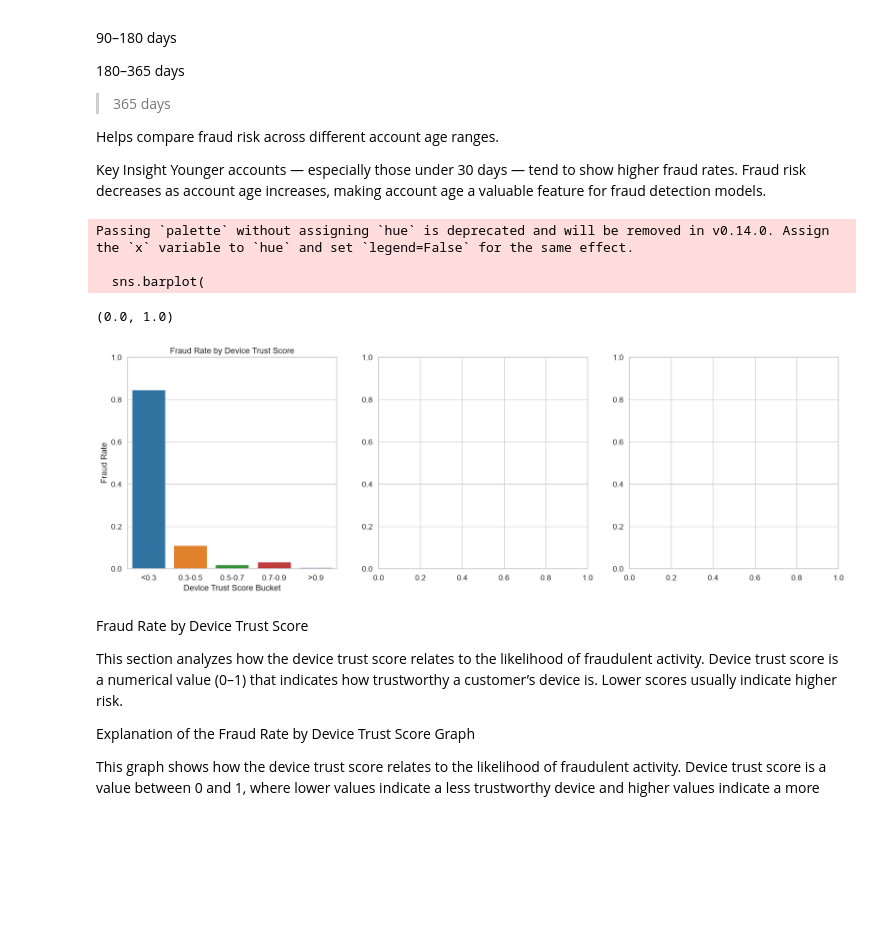
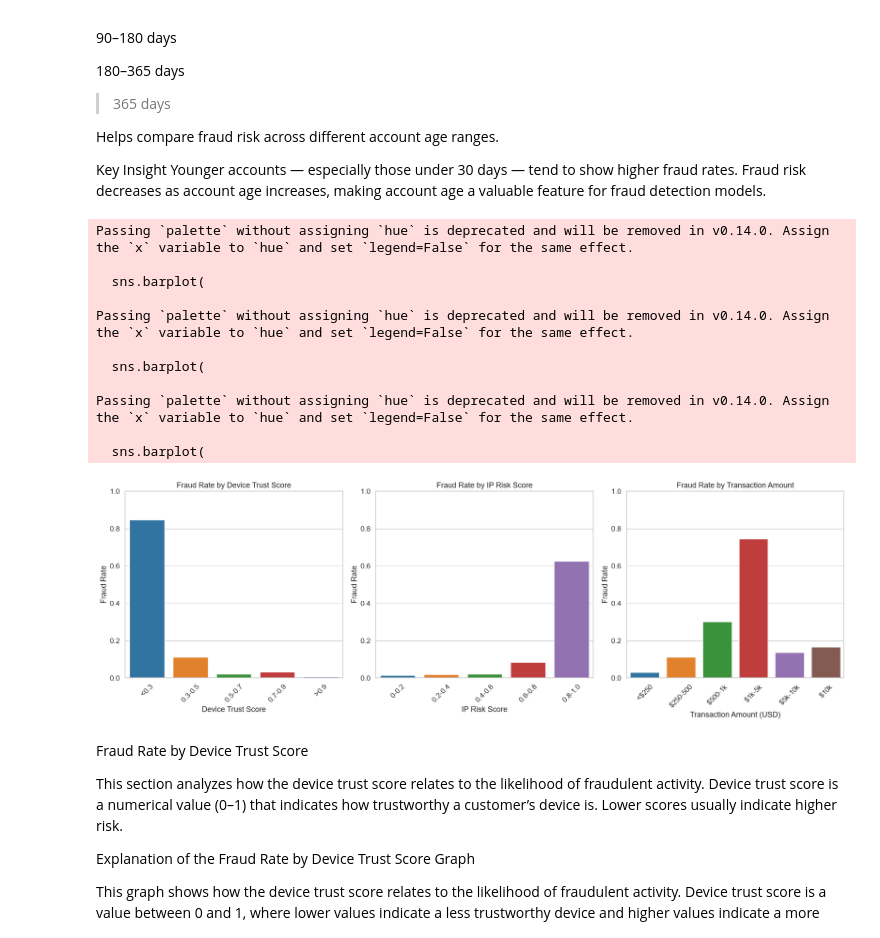
Before and after one commit to fnalyanya/Fraudulent_Transaction_Detection_for_Finlora_Company, a Jupyter notebook: Notebooks/Exploratory.ipynb, the cells around one changed output. Saved outputs shown, nothing was run; the diff lists cells and outputs as text; code cells hidden in the pictures; blank space fills up the shorter version.

```diff
--- a/Notebooks/Exploratory.ipynb
+++ b/Notebooks/Exploratory.ipynb
@@ -375,46 +375,68 @@ Younger accounts — especially those under 30 days — tend to show higher frau
 # %%
 import matplotlib.pyplot as plt
 import seaborn as sns
 import pandas as pd
 
+
+fig, axes = plt.subplots(1, 3, figsize=(18, 6))
+
 # 1. Fraud Rate by Device Trust Score
-
-# Create device trust score buckets
-cleaned_customer_transaction_data['device_trust_score_bucket'] = pd.cut(
-    cleaned_customer_transaction_data['device_trust_score'],
-    bins=[0, 0.3, 0.5, 0.7, 0.9, 1.0],
-    labels=['<0.3', '0.3-0.5', '0.5-0.7', '0.7-0.9', '>0.9'],
-    include_lowest=True
-)
-
-# Calculate fraud rate by device trust score bucket
-fraud_rate_by_device_trust_score = (
-    cleaned_customer_transaction_data.groupby('device_trust_score_bucket', observed=True)['is_fraud']
-    .mean()
-    .reset_index()
-)
-
-# Plot
-fig, axes = plt.subplots(1, 3, figsize=(20, 6))
-
 sns.barplot(
     data=fraud_rate_by_device_trust_score,
     x='device_trust_score_bucket',
     y='is_fraud',
-    palette='tab10',
-    ax=axes[0]
+    ax=axes[0],
+    palette='tab10'
 )
+axes[0].set_xlabel('Device Trust Score')
+axes[0].set_ylabel('Fraud Rate')
+axes[0].set_ylim(0, 1)
+axes[0].set_title('Fraud Rate by Device Trust Score')
+axes[0].tick_params(axis='x', rotation=45)
 
-axes[0].set_xlabel('Device Trust Score Bucket')
-axes[0].set_ylabel('Fraud Rate')
-axes[0].set_title('Fraud Rate by Device Trust Score')
-axes[0].set_ylim(0, 1)
+# 2. Fraud Rate by IP Risk Score
+sns.barplot(
+    data=fraud_rate_by_ip_risk_score,
+    x='ip_risk_score_bucket',
+    y='is_fraud',
+    ax=axes[1],
+    palette='tab10'
+)
+axes[1].set_xlabel('IP Risk Score')
+axes[1].set_ylabel('Fraud Rate')
+axes[1].set_ylim(0, 1)
+axes[1].set_title('Fraud Rate by IP Risk Score')
+axes[1].tick_params(axis='x', rotation=45)
+
+# 3. Fraud Rate by Transaction Amount
+sns.barplot(
+    data=fraud_rate_by_amount_usd,
+    x='amount_usd_bucket',
+    y='is_fraud',
+    ax=axes[2],
+    palette='tab10'
+)
+axes[2].set_xlabel('Transaction Amount (USD)')
+axes[2].set_ylabel('Fraud Rate')
+axes[2].set_ylim(0, 1)
+axes[2].set_title('Fraud Rate by Transaction Amount')
+axes[2].tick_params(axis='x', rotation=45)
+
+plt.tight_layout()
+plt.show()
 # %% [output]
 Passing `palette` without assigning `hue` is deprecated and will be removed in v0.14.0. Assign the `x` variable to `hue` and set `legend=False` for the same effect.
 
   sns.barplot(
+
+Passing `palette` without assigning `hue` is deprecated and will be removed in v0.14.0. Assign the `x` variable to `hue` and set `legend=False` for the same effect.
+
+  sns.barplot(
+
+Passing `palette` without assigning `hue` is deprecated and will be removed in v0.14.0. Assign the `x` variable to `hue` and set `legend=False` for the same effect.
+
+  sns.barplot(
-(0.0, 1.0)
-[figure, old version]
+[figure, new version]
 # %% [markdown]
 Fraud Rate by Device Trust Score
 
```
Also changed, not shown: parts of 1 cell of this notebook, 2 other files.
